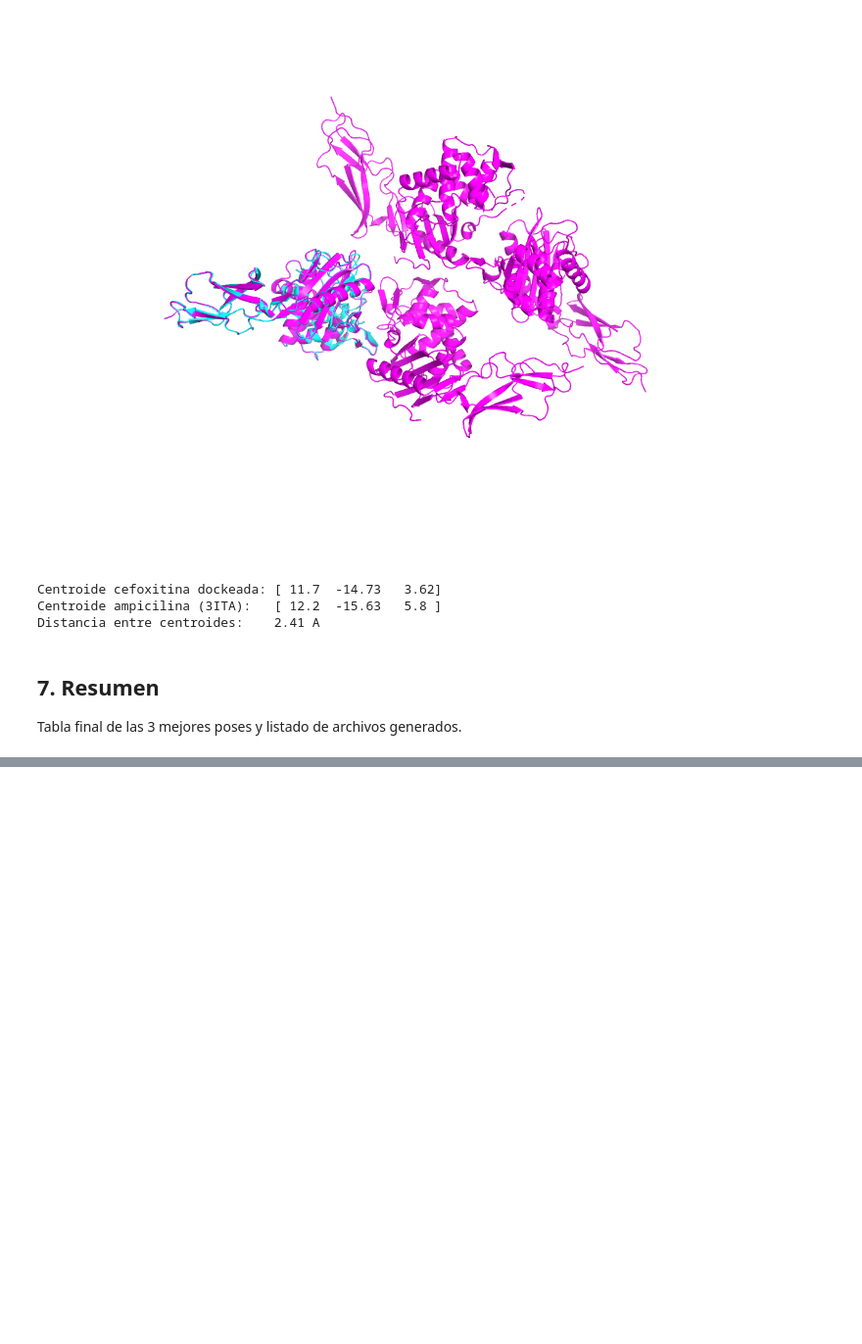
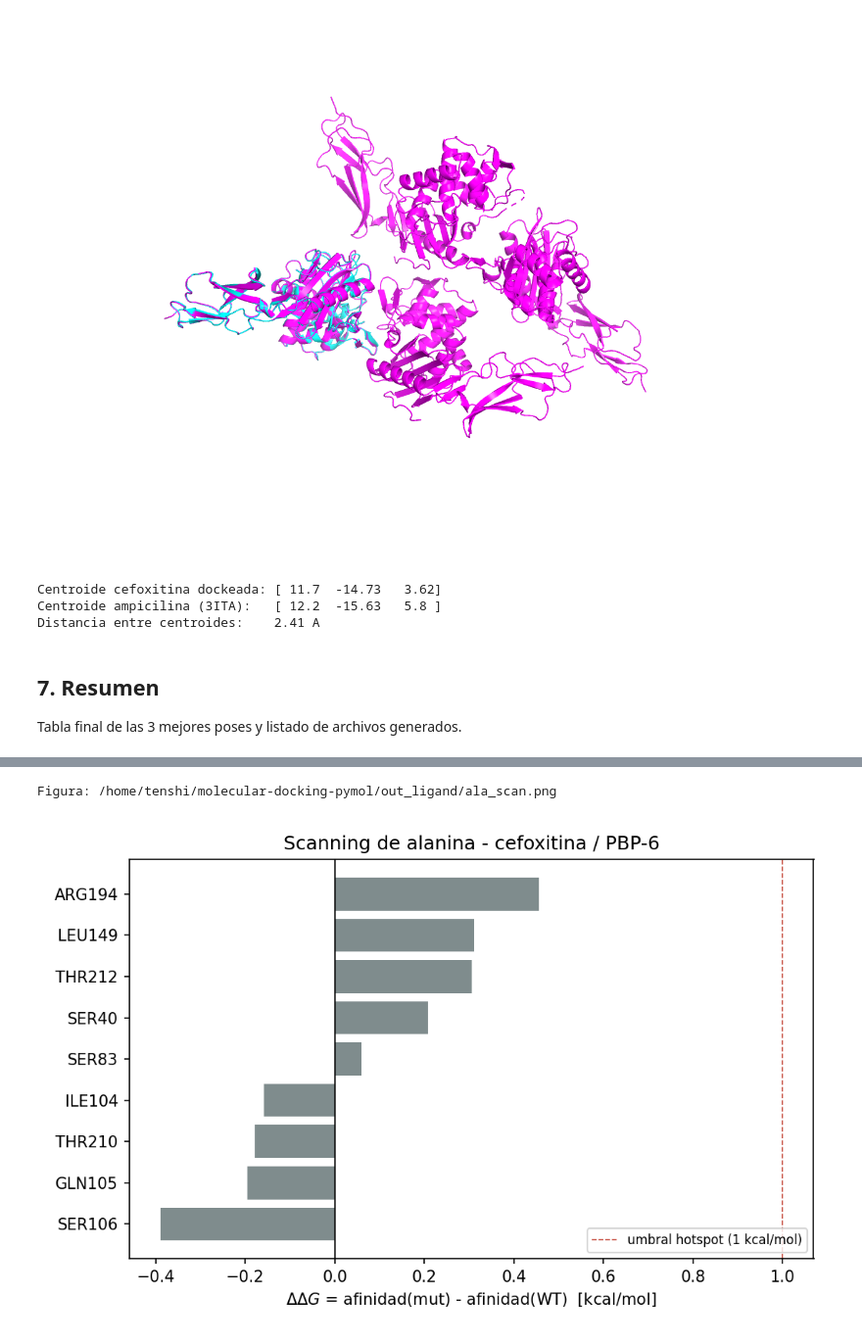
Before and after one commit to rralbertoroman/molecular-docking-pymol, a Jupyter notebook: ligand_docking.ipynb, the cells around one changed output, grey strips where cells are left out. Shown at 98% size. Saved outputs shown, nothing was run; the diff lists cells and outputs as text; code cells hidden in the pictures; blank space fills up the shorter version.

```diff
--- a/ligand_docking.ipynb
+++ b/ligand_docking.ipynb
@@ -397,0 +531,27 @@ Archivos generados:
+# %%
+import matplotlib
+matplotlib.use("Agg")
+import matplotlib.pyplot as plt
+
+plot_df = ala.dropna(subset=["ddG"]).copy()
+plot_df["label"] = plot_df["resn"] + plot_df["resi"].astype(str)
+plot_df = plot_df.sort_values("ddG")
+
+fig, ax = plt.subplots(figsize=(7, 4.5))
+colors = ["#c0392b" if h else "#7f8c8d" for h in plot_df["is_hotspot"]]
+ax.barh(plot_df["label"], plot_df["ddG"], color=colors)
+ax.axvline(0, color="black", linewidth=0.8)
+ax.axvline(1.0, color="#c0392b", linestyle="--", linewidth=0.8,
+           label="umbral hotspot (1 kcal/mol)")
+ax.set_xlabel(r"$\Delta\Delta G$ = afinidad(mut) - afinidad(WT)  [kcal/mol]")
+ax.set_title("Scanning de alanina - cefoxitina / PBP-6")
+ax.legend(loc="lower right", fontsize=8)
+fig.tight_layout()
+ala_png = OUT / "ala_scan.png"
+fig.savefig(ala_png, dpi=150)
+plt.close(fig)
+print(f"Figura: {ala_png}")
+display(Image(str(ala_png)))
+# %% [output]
+Figura: /home/tenshi/molecular-docking-pymol/out_ligand/ala_scan.png
+[figure, added]
```
Also changed, not shown: parts of 14 cells of this notebook, 2 other files.
